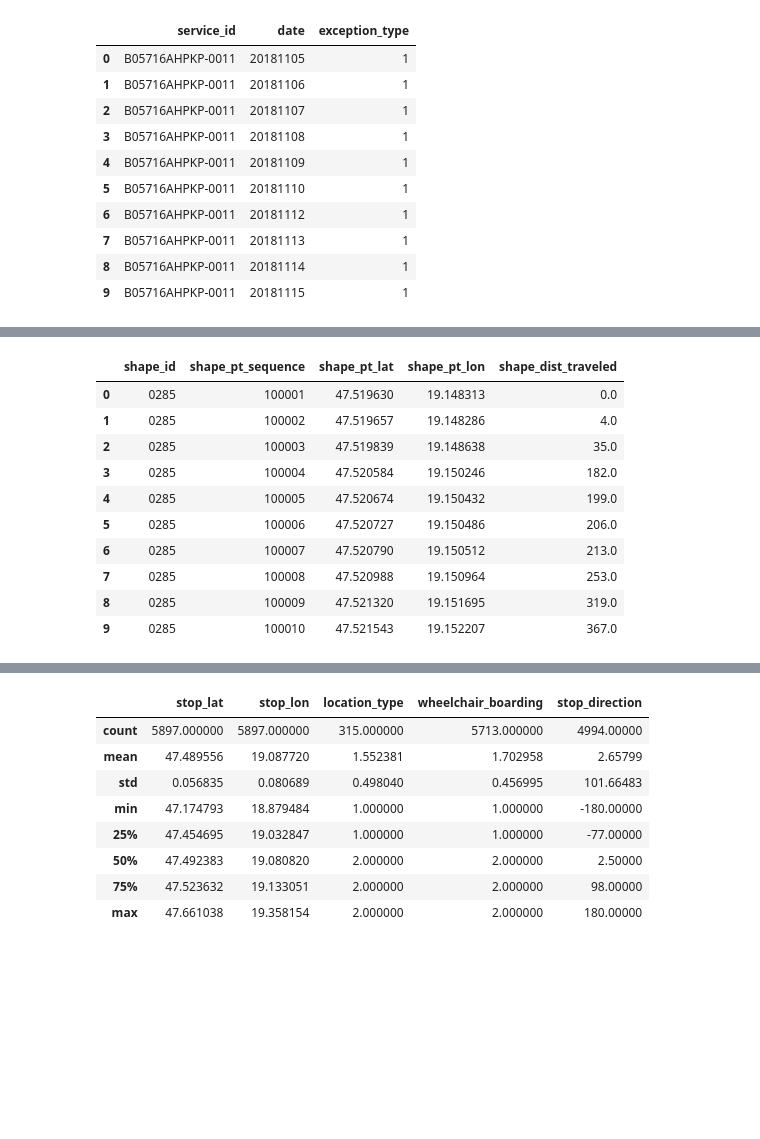
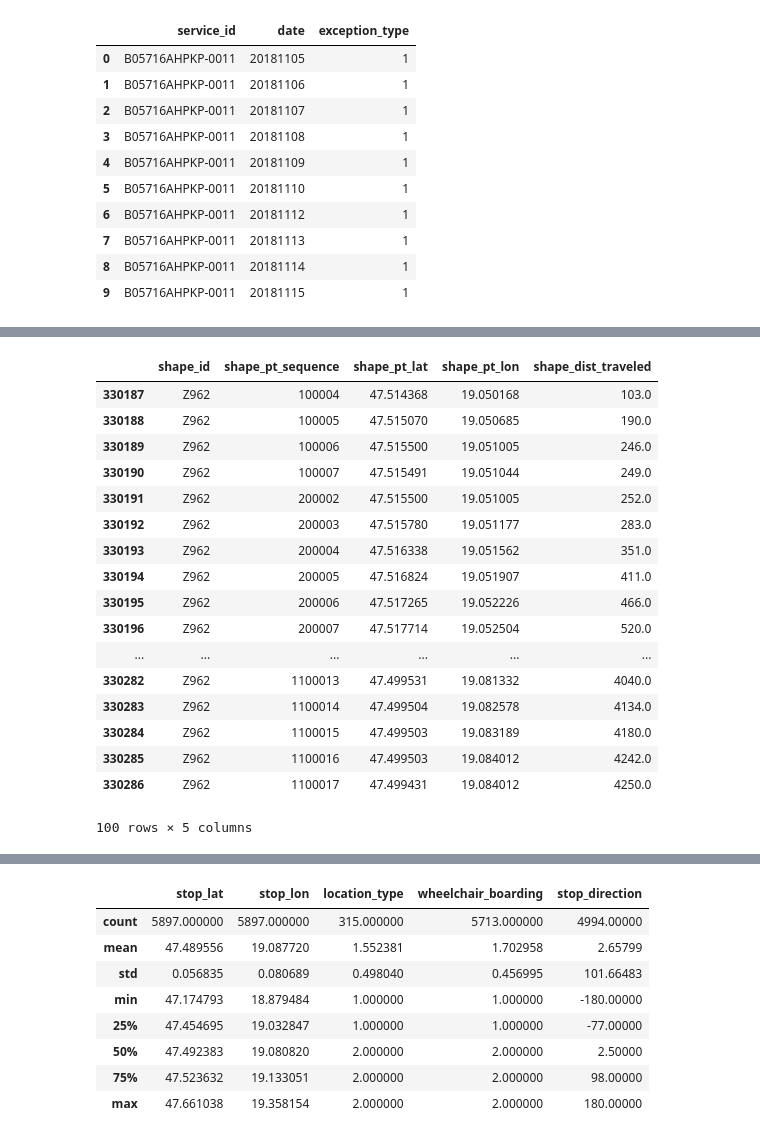
Before and after one commit to GotBinGo/bd, a Jupyter notebook: BigData HF.ipynb, the cells around one changed output, grey strips where cells are left out. Cells and saved outputs as stored; diff of their text form; code cells hidden in the pictures; blank space fills up the shorter version.

```diff
--- a/BigData HF.ipynb
+++ b/BigData HF.ipynb
@@ -65,18 +76,25 @@ routes.head(10)
 | 7 | BKK | 0110 | 11 | NaN | 3 | Batthyány tér M+H / Nagybányai út | 009FE3 | ... |
 | 8 | BKK | 0130 | 13 | NaN | 3 | Budatétény vasútállomás (Campona)... | 009FE3 | ... |
 | 9 | BKK | 0131 | 13A | NaN | 3 | Budatétény vasútállomás (Campona)... | 009FE3 | ... |
-# %%
-shapes.head(10)
-# %% [output]
-|  | shape_id | shape_pt_sequence | shape_pt_lat | shape_pt_lon | shape_dist_traveled |
-| 0 | 0285 | 100001 | 47.519630 | 19.148313 | 0.0 |
-| 1 | 0285 | 100002 | 47.519657 | 19.148286 | 4.0 |
-| 2 | 0285 | 100003 | 47.519839 | 19.148638 | 35.0 |
-| 3 | 0285 | 100004 | 47.520584 | 19.150246 | 182.0 |
-| 4 | 0285 | 100005 | 47.520674 | 19.150432 | 199.0 |
-| 5 | 0285 | 100006 | 47.520727 | 19.150486 | 206.0 |
-| 6 | 0285 | 100007 | 47.520790 | 19.150512 | 213.0 |
-| 7 | 0285 | 100008 | 47.520988 | 19.150964 | 253.0 |
-| 8 | 0285 | 100009 | 47.521320 | 19.151695 | 319.0 |
-| 9 | 0285 | 100010 | 47.521543 | 19.152207 | 367.0 |
+# %%
+shapes.tail(100)
+# %% [output]
+|  | shape_id | shape_pt_sequence | shape_pt_lat | shape_pt_lon | shape_dist_traveled |
+| 330187 | Z962 | 100004 | 47.514368 | 19.050168 | 103.0 |
+| 330188 | Z962 | 100005 | 47.515070 | 19.050685 | 190.0 |
+| 330189 | Z962 | 100006 | 47.515500 | 19.051005 | 246.0 |
+| 330190 | Z962 | 100007 | 47.515491 | 19.051044 | 249.0 |
+| 330191 | Z962 | 200002 | 47.515500 | 19.051005 | 252.0 |
+| 330192 | Z962 | 200003 | 47.515780 | 19.051177 | 283.0 |
+| 330193 | Z962 | 200004 | 47.516338 | 19.051562 | 351.0 |
+| 330194 | Z962 | 200005 | 47.516824 | 19.051907 | 411.0 |
+| 330195 | Z962 | 200006 | 47.517265 | 19.052226 | 466.0 |
+| 330196 | Z962 | 200007 | 47.517714 | 19.052504 | 520.0 |
+| ... | ... | ... | ... | ... | ... |
+| 330282 | Z962 | 1100013 | 47.499531 | 19.081332 | 4040.0 |
+| 330283 | Z962 | 1100014 | 47.499504 | 19.082578 | 4134.0 |
+| 330284 | Z962 | 1100015 | 47.499503 | 19.083189 | 4180.0 |
+| 330285 | Z962 | 1100016 | 47.499503 | 19.084012 | 4242.0 |
+| 330286 | Z962 | 1100017 | 47.499431 | 19.084012 | 4250.0 |
+100 rows × 5 columns
 # %%
```
Also changed, not shown: parts of 6 cells of this notebook.
